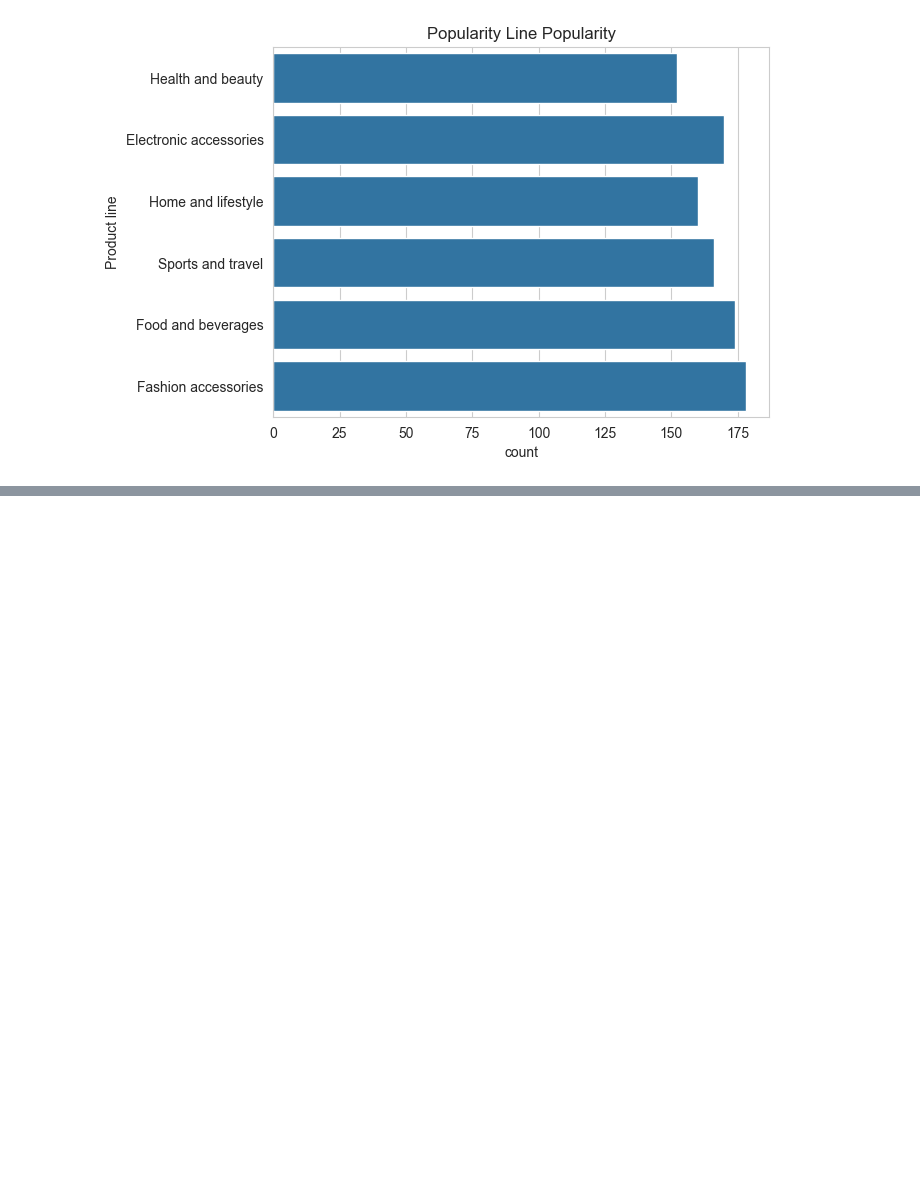
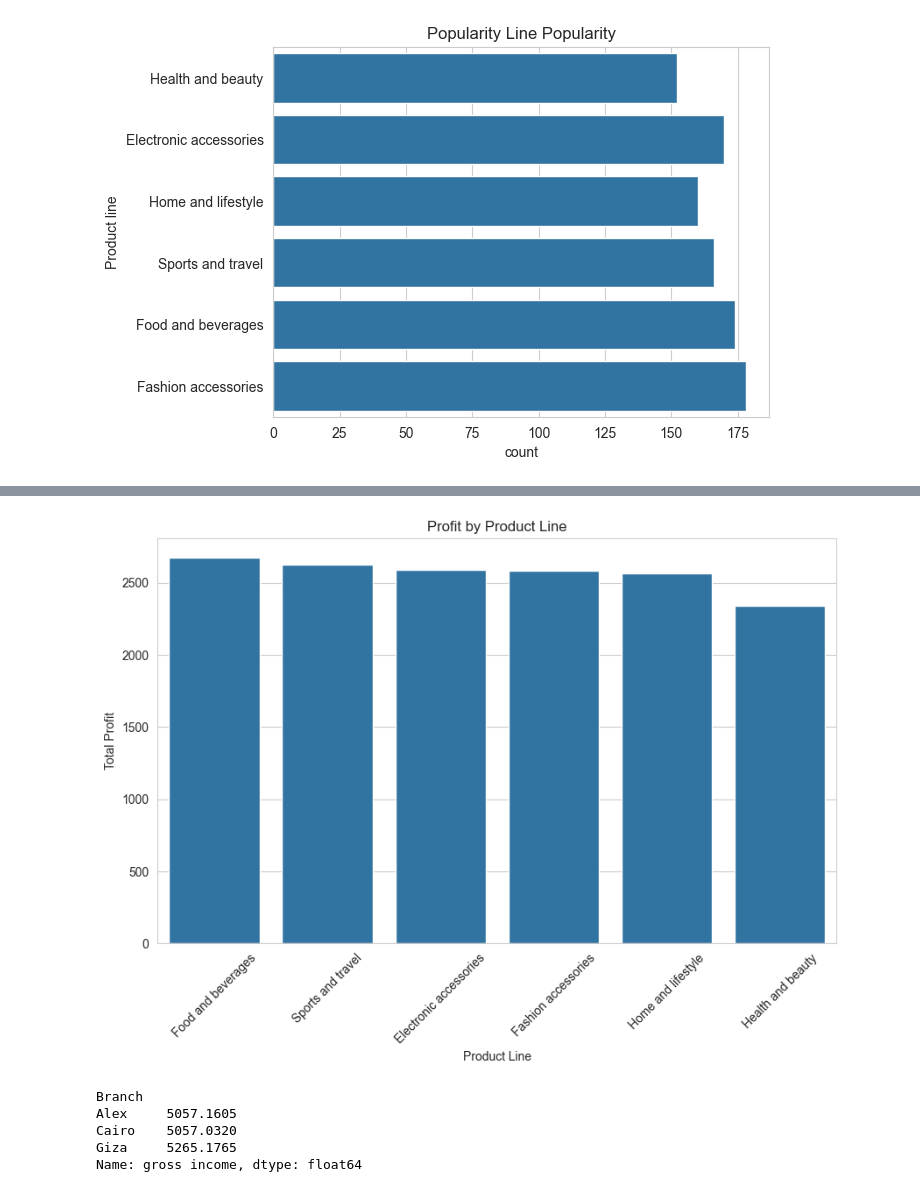
Before and after one commit to GL1TH/supermarket, a Jupyter notebook: Supermarket_project.ipynb, the cells around one changed output, grey strips where cells are left out. Saved outputs shown, nothing was run; the diff lists cells and outputs as text; code cells hidden in the pictures; blank space fills up the shorter version.

```diff
--- a/Supermarket_project.ipynb
+++ b/Supermarket_project.ipynb
@@ -216,0 +219,7 @@ plt.show()
+# %%
+### Profit Analysis
+
+## Profit by Product Line
+profit_product = df.groupby("Product line")["gross income"].sum().sort_values(ascending=False)
+
+print(profit_product)
@@ -216,0 +235,24 @@ plt.show()
+# %%
+## Visualization
+plt.figure(figsize=(10,6))
+sns.barplot(x=profit_product.index, y=profit_product.values)
+
+plt.xticks(rotation=45)
+plt.title("Profit by Product Line")
+plt.xlabel("Product Line")
+plt.ylabel("Total Profit")
+
+plt.show()
+# %% [output]
+[figure, added]
+# %%
+## Profit by Branch
+profit_branch = df.groupby("Branch")["gross income"].sum()
+
+print(profit_branch)
+# %% [output]
+Branch
+Alex     5057.1605
+Cairo    5057.0320
+Giza     5265.1765
+Name: gross income, dtype: float64
```
Also changed, not shown: parts of 5 cells of this notebook.
